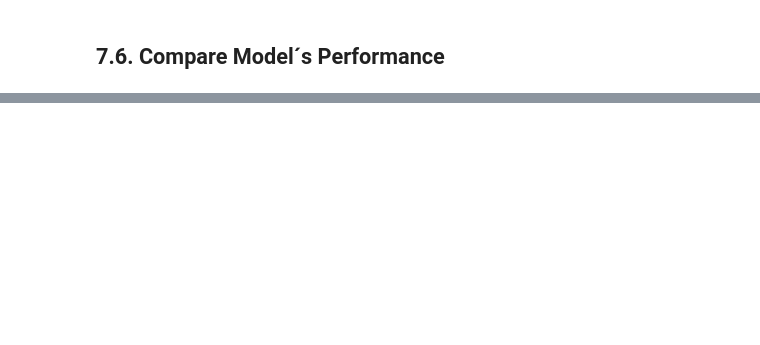
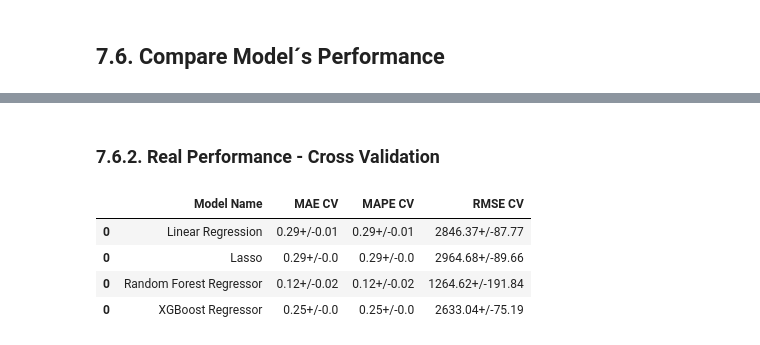
Before and after one commit to HugogabrielDS/rossmann_store_sales, a Jupyter notebook: sales_store_prediction.ipynb, the cells around one changed output, grey strips where cells are left out. Cells and saved outputs as stored; diff of their text form; code cells hidden in the pictures; blank space fills up the shorter version.

```diff
--- a/sales_store_prediction.ipynb
+++ b/sales_store_prediction.ipynb
@@ -1056,0 +1105,3 @@ lr_result
+# %%
+lr_result_cv = cross_validation( x_training, 5, 'Linear Regression', lr, verbose=False )
+lr_result_cv
@@ -1071,0 +1128,3 @@ lrr_result
+# %%
+lrr_result_cv = cross_validation( x_training, 5, 'Lasso', lrr, verbose=False )
+lrr_result_cv
@@ -1086,0 +1151,3 @@ rf_result
+# %%
+rf_result_cv = cross_validation( x_training, 5, 'Random Forest Regressor', rf, verbose=True )
+rf_result_cv
@@ -1106,0 +1188,3 @@ xgb_result
+# %%
+xgb_result_cv = cross_validation( x_training, 5, 'XGBoost Regressor', model_xgb, verbose=True )
+xgb_result_cv
@@ -1118,0 +1217,11 @@ modelling_result.sort_values( 'RMSE' )
+# %% [markdown]
+### 7.6.2. Real Performance - Cross Validation
+# %%
+modelling_result_cv = pd.concat( [ lr_result_cv, lrr_result_cv, rf_result_cv, xgb_result_cv ] )
+modelling_result_cv
+# %% [output]
+|  | Model Name | MAE CV | MAPE CV | RMSE CV |
+| 0 | Linear Regression | 0.29+/-0.01 | 0.29+/-0.01 | 2846.37+/-87.77 |
+| 0 | Lasso | 0.29+/-0.0 | 0.29+/-0.0 | 2964.68+/-89.66 |
+| 0 | Random Forest Regressor | 0.12+/-0.02 | 0.12+/-0.02 | 1264.62+/-191.84 |
+| 0 | XGBoost Regressor | 0.25+/-0.0 | 0.25+/-0.0 | 2633.04+/-75.19 |
```
Also changed, not shown: parts of 22 cells of this notebook.
